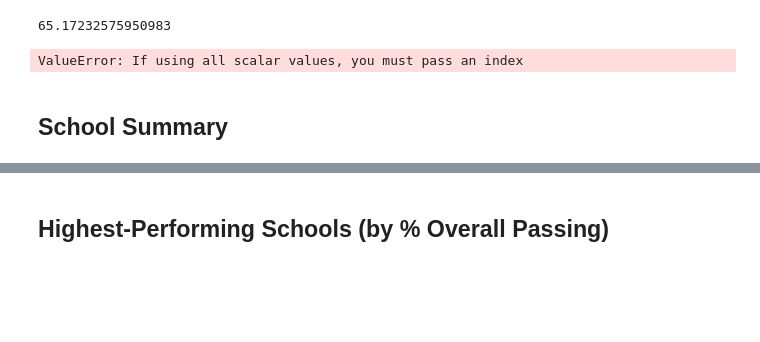
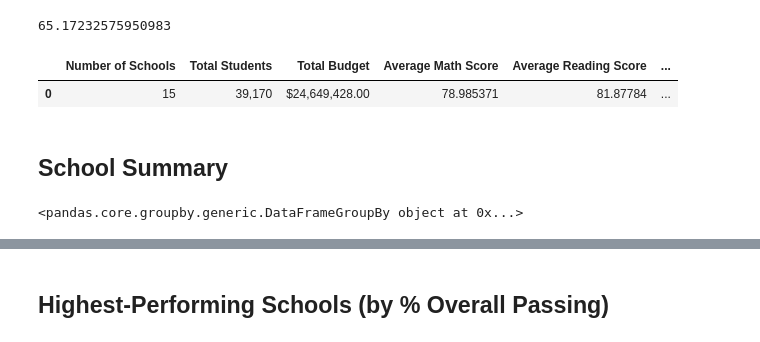
Before and after one commit to bassoon03/pandas-challenge, a Jupyter notebook: PyCitySchools/PyCitySchools_starter.ipynb, the cells around one changed output, grey strips where cells are left out. Drawn from its saved outputs; the diff is of its cells as text; code cells hidden in the pictures; blank space fills up the shorter version.

```diff
--- a/PyCitySchools/PyCitySchools_starter.ipynb
+++ b/PyCitySchools/PyCitySchools_starter.ipynb
@@ -84,29 +84,35 @@ overall_passing_rate
 65.17232575950983
 # %%
 # Create a high-level snapshot of the district's key metrics in a DataFrame
-data = {"Number of Schools" : school_count,
-        "Total Students" : student_count,
-        "Total Budget" : total_budget,
-        "Average Math Score" : average_math_score,
-        "Average Reading Score" : average_reading_score,
-        "Students Passing Math %" : passing_math_percentage,
-        "Students Passing Reading %" : passing_reading_percentage,
-        "Overall Passing Rate" : overall_passing_rate}
+data = {"Number of Schools" : [school_count],
+        "Total Students" : [student_count],
+        "Total Budget" : [total_budget],
+        "Average Math Score" : [average_math_score],
+        "Average Reading Score" : [average_reading_score],
+        "Students Passing Math %" : [passing_math_percentage],
+        "Students Passing Reading %" : [passing_reading_percentage],
+        "Overall Passing Rate" : [overall_passing_rate]}
 
-district_summary = pd.DataFrame()
+district_summary = pd.DataFrame(data)
 
 # Formatting
 district_summary["Total Students"] = district_summary["Total Students"].map("{:,}".format)
 district_summary["Total Budget"] = district_summary["Total Budget"].map("${:,.2f}".format)
 
 # Display the DataFrame
 district_summary
 # %% [output]
-ValueError: If using all scalar values, you must pass an index
+|  | Number of Schools | Total Students | Total Budget | Average Math Score | Average Reading Score | ... |
+| 0 | 15 | 39,170 | $24,649,428.00 | 78.985371 | 81.87784 | ... |
 # %% [markdown]
 ## School Summary
 # %%
 # Use the code provided to select all of the school types
-school_types =
+school_types = school_data_complete["type"].unique()
+school_types
+each_schools_type = school_data_complete.groupby(["school_name","type"])
+each_schools_type
+# %% [output]
+<pandas.core.groupby.generic.DataFrameGroupBy object at 0x...>
 # %%
 # Calculate the total student count per school
```
Also changed, not shown: parts of 7 cells of this notebook.
